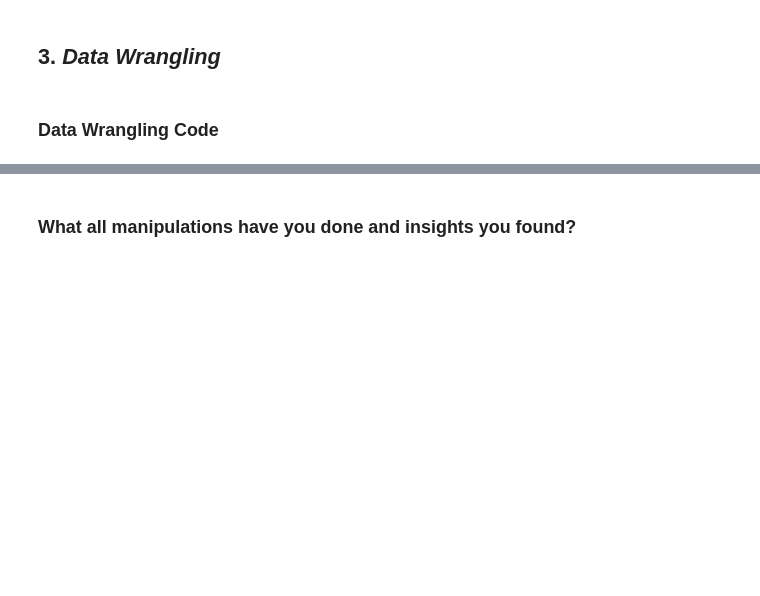
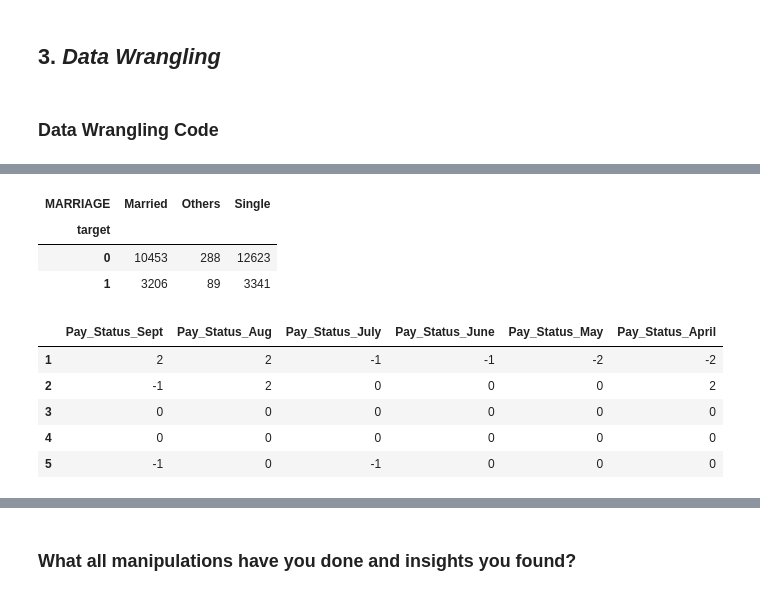
Before and after one commit to Shreyash-Jagdale/Classification---Credit-Card-Default-Prediction, a Jupyter notebook: Credit_Card_Default_Prediction_Capstone_Project.ipynb, the cells around one changed output, grey strips where cells are left out. Cells and saved outputs as stored; diff of their text form; code cells hidden in the pictures; blank space fills up the shorter version.

```diff
--- a/Credit_Card_Default_Prediction_Capstone_Project.ipynb
+++ b/Credit_Card_Default_Prediction_Capstone_Project.ipynb
@@ -419,0 +472,21 @@ df_copy['MARRIAGE'] = df_copy['MARRIAGE'].apply(lambda x : change_marriage_value
+# %%
+# number of defaults based on their marital status
+df_copy.groupby(['MARRIAGE' , 'target']).size().unstack(0)
+# %% [output]
+| MARRIAGE | Married | Others | Single |
+| target |  |  |  |
+| 0 | 10453 | 288 | 12623 |
+| 1 | 3206 | 89 | 3341 |
+# %%
+# get only those variables which are about repayment status
+var = ['Pay_Status_Sept', 'Pay_Status_Aug', 'Pay_Status_July',
+       'Pay_Status_June', 'Pay_Status_May', 'Pay_Status_April']
+pay_status = df_copy[var]
+pay_status.head()
+# %% [output]
+|  | Pay_Status_Sept | Pay_Status_Aug | Pay_Status_July | Pay_Status_June | Pay_Status_May | Pay_Status_April |
+| 1 | 2 | 2 | -1 | -1 | -2 | -2 |
+| 2 | -1 | 2 | 0 | 0 | 0 | 2 |
+| 3 | 0 | 0 | 0 | 0 | 0 | 0 |
+| 4 | 0 | 0 | 0 | 0 | 0 | 0 |
+| 5 | -1 | 0 | -1 | 0 | 0 | 0 |
```
Also changed, not shown: parts of 28 cells of this notebook.
